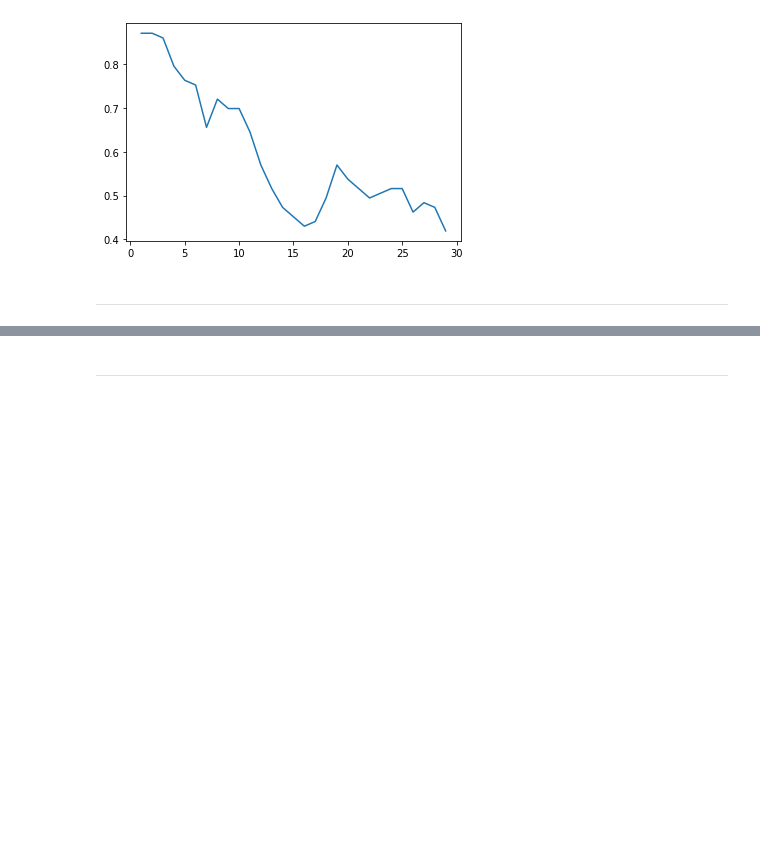
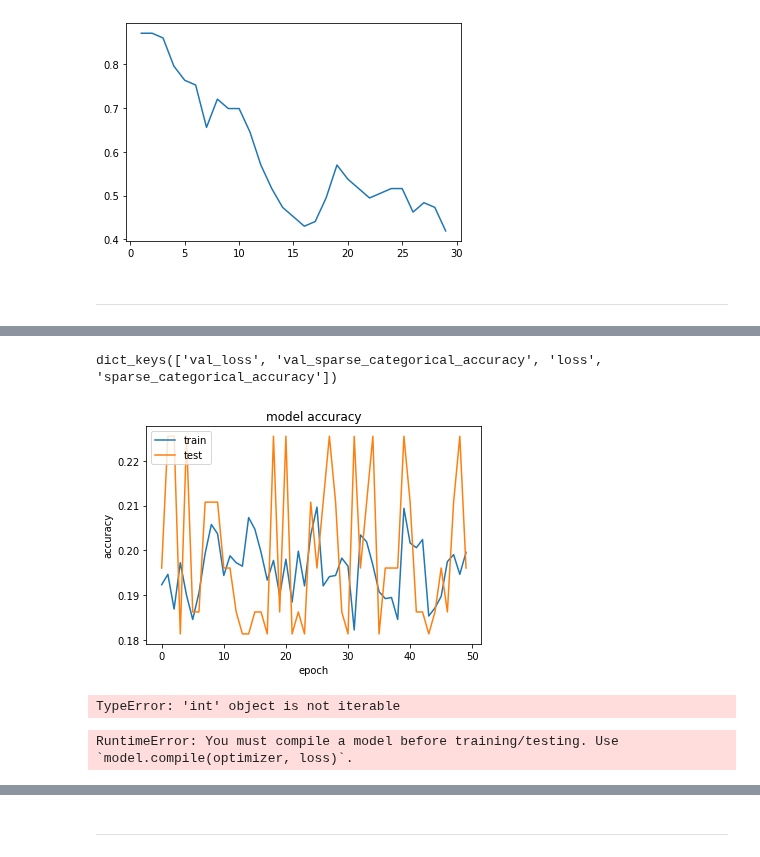
Before and after one commit to Phantomias3782/AmazonReviews, a Jupyter notebook: AmazonReviews_SentimentAnalysis.ipynb, the cells around one changed output, grey strips where cells are left out. Drawn from its saved outputs; the diff is of its cells as text; code cells hidden in the pictures; blank space fills up the shorter version.

```diff
--- a/AmazonReviews_SentimentAnalysis.ipynb
+++ b/AmazonReviews_SentimentAnalysis.ipynb
@@ -268,0 +297,7 @@ Task: knn in own python file, rewrite to be completly independent of other libs
+# %%
+# reshape data
+x_train = x_train.reshape(len(x_train), shape).astype("float32") / 255
+x_test = x_test.reshape(len(x_test), shape).astype("float32") / 255
+
+y_train = y_train.astype("float32")
+y_test = y_test.astype("float32")
@@ -268,0 +318,28 @@ Task: knn in own python file, rewrite to be completly independent of other libs
+# %%
+from keras import layers
+inputs = keras.Input(shape=(shape,), name="wordvecors")
+x = layers.Dense(256, activation="sigmoid", name="dense_1")(inputs)
+x = layers.Dense(128, activation="relu", name="dense_2")(x)
+x = layers.Dense(64, activation="sigmoid", name="dense_3")(x)
+x = layers.Dense(32, activation="sigmoid", name="dense_4")(x)
+x = layers.Dense(16, activation="relu", name="dense_5")(x)
+outputs = layers.Dense(10, activation="softmax", name="predictions")(x)
+
+model = keras.Model(inputs=inputs, outputs=outputs)
+# %%
+model.compile(
+    optimizer=keras.optimizers.RMSprop(),  # Optimizer
+    # Loss function to minimize
+    loss=keras.losses.SparseCategoricalCrossentropy(),
+    # List of metrics to monitor
+    metrics=[keras.metrics.SparseCategoricalAccuracy()],
+)
+# %%
+print("Fit model on training data")
+history = model.fit(
+    x_train,
+    y_train,
+    batch_size=64,
+    epochs=1000,
+    validation_data=(x_val, y_val),
+)
@@ -268,0 +364,34 @@ Task: knn in own python file, rewrite to be completly independent of other libs
+# %%
+history.history.keys()
+# %% [output]
+dict_keys(['val_loss', 'val_sparse_categorical_accuracy', 'loss', 'sparse_categorical_accuracy'])
+# %%
+plt.plot(history.history['sparse_categorical_accuracy'])
+plt.plot(history.history['val_sparse_categorical_accuracy'])
+plt.title('model accuracy')
+plt.ylabel('accuracy')
+plt.xlabel('epoch')
+plt.legend(['train', 'test'], loc='upper left')
+plt.show()
+# %% [output]
+[figure, added]
+# %%
+# LSTM Network
+from keras.models import Sequential
+from keras.layers import Input, Dense, Embedding, SpatialDropout1D, add, concatenate
+from keras.layers.recurrent import LSTM
+
+
+# create and fit the LSTM network
+model = Sequential()
+model.add(LSTM(4, input_shape=shape))
+model.add(Dense(1))
+model.compile(loss='mean_squared_error', optimizer='adam')
+model.fit(x_train, y_train, epochs=10, batch_size=1, verbose=2)
+# %% [output]
+TypeError: 'int' object is not iterable
+# %%
+results = model.evaluate(x_test, y_test, batch_size=128)
+print("test loss, test acc:", results)
+# %% [output]
+RuntimeError: You must compile a model before training/testing. Use `model.compile(optimizer, loss)`.
```
Also changed, not shown: parts of 14 cells of this notebook.
